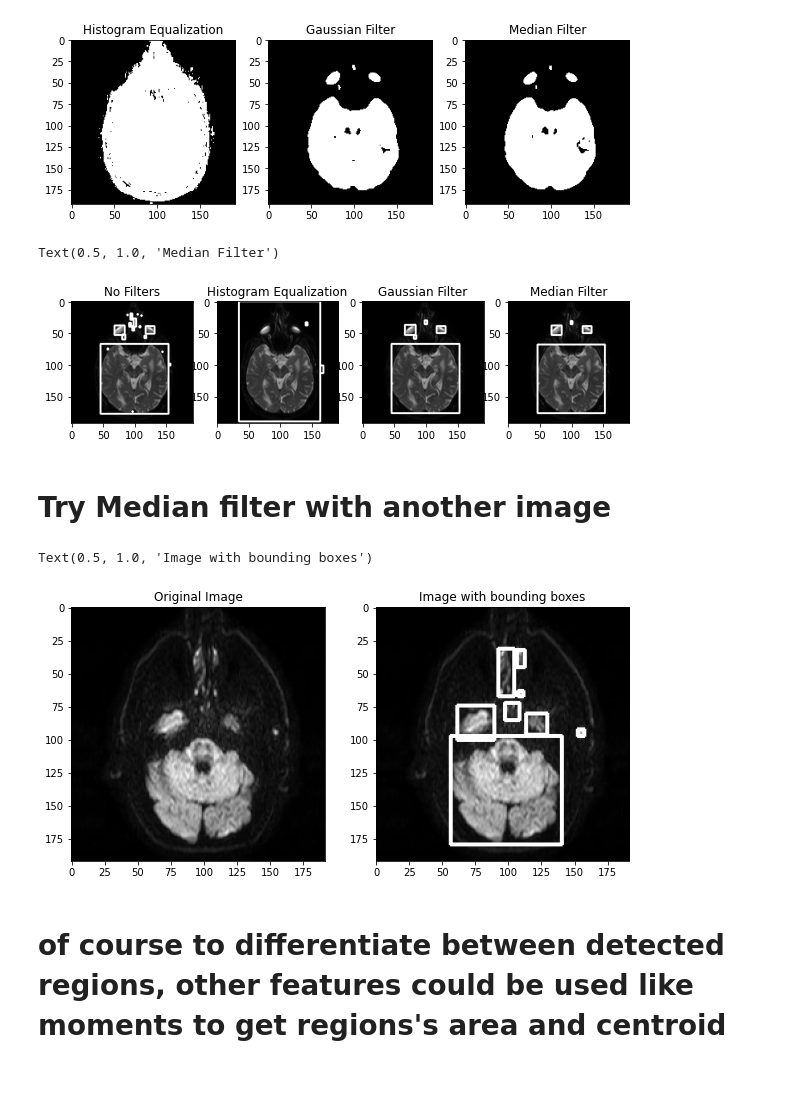
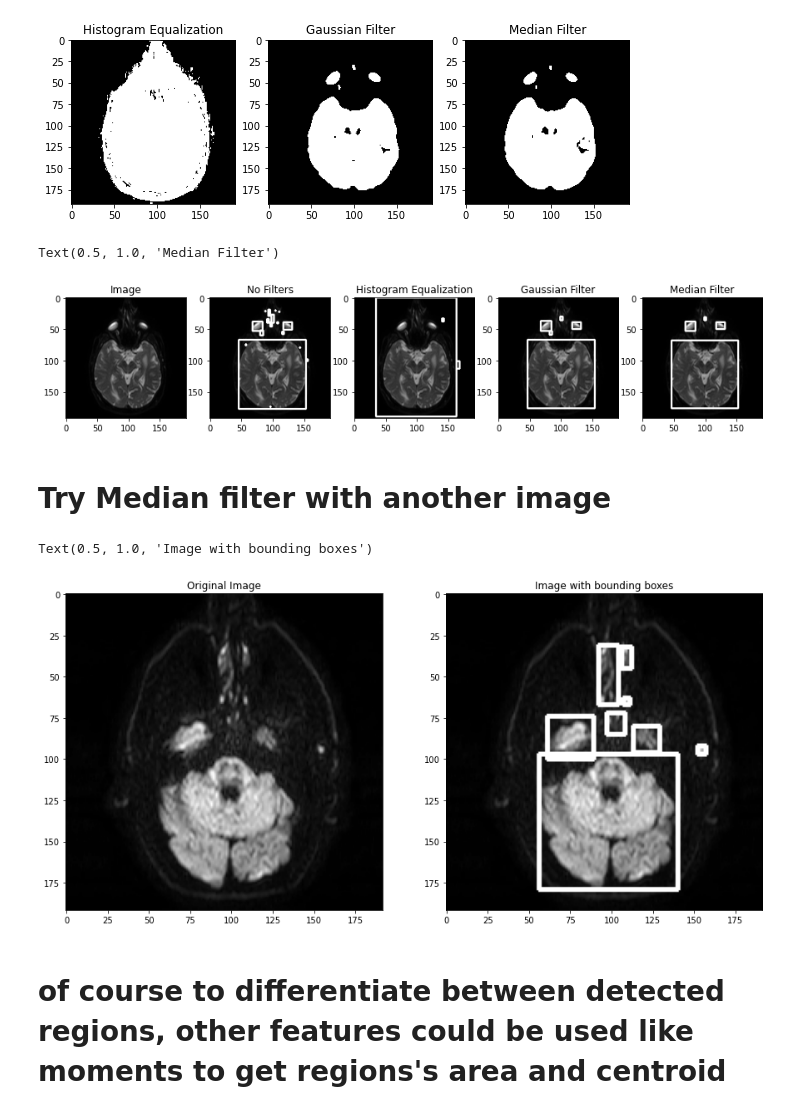
Before and after one commit to Nouran-Muhammad/Emory_Code_Challenge_GSoC2023_Project9, a Jupyter notebook: GSoC - Emory project .ipynb, the cells around one changed output. Saved outputs shown, nothing was run; the diff lists cells and outputs as text; code cells hidden in the pictures; blank space fills up the shorter version.

```diff
--- a/GSoC - Emory project .ipynb
+++ b/GSoC - Emory project .ipynb
@@ -118,30 +118,34 @@ plt.title('Median Filter')
 Text(0.5, 1.0, 'Median Filter')
 [figure]
 # %%
+plt.rcParams['figure.figsize'] = (15,15)
 img_copy_equ = img.copy()
 img_copy_gauss = img.copy()
 img_copy_median = img.copy()
 
 area_thresh = 10
 draw_bounding_box(thresh_equ, img_copy_equ, area_thresh)
 draw_bounding_box(thresh_gauss, img_copy_gauss, area_thresh)
 draw_bounding_box(thresh_median, img_copy_median, area_thresh)
 
-plt.subplot(1,4,1)
+plt.subplot(1,5,1)
+plt.imshow(img, cmap='gray')
+plt.title('Image')
+plt.subplot(1,5,2)
 plt.imshow(orig_img_copy, cmap='gray')
 plt.title('No Filters')
-plt.subplot(1,4,2)
+plt.subplot(1,5,3)
 plt.imshow(img_copy_equ, cmap='gray')
 plt.title('Histogram Equalization')
-plt.subplot(1,4,3)
+plt.subplot(1,5,4)
 plt.imshow(img_copy_gauss, cmap='gray')
 plt.title('Gaussian Filter')
-plt.subplot(1,4,4)
+plt.subplot(1,5,5)
 plt.imshow(img_copy_median, cmap='gray')
 plt.title('Median Filter')
 # %% [output]
 Text(0.5, 1.0, 'Median Filter')
-[figure, old version]
+[figure, new version]
 # %% [markdown]
 # Try Median filter with another image
 # %%
@@ -159,6 +163,6 @@ plt.imshow(image_copy, cmap='gray')
 plt.title('Image with bounding boxes')
 # %% [output]
 Text(0.5, 1.0, 'Image with bounding boxes')
-[figure, old version]
+[figure, new version]
 # %% [markdown]
 # of course to differentiate between detected regions, other features could be used like moments to get regions's area and centroid
```
